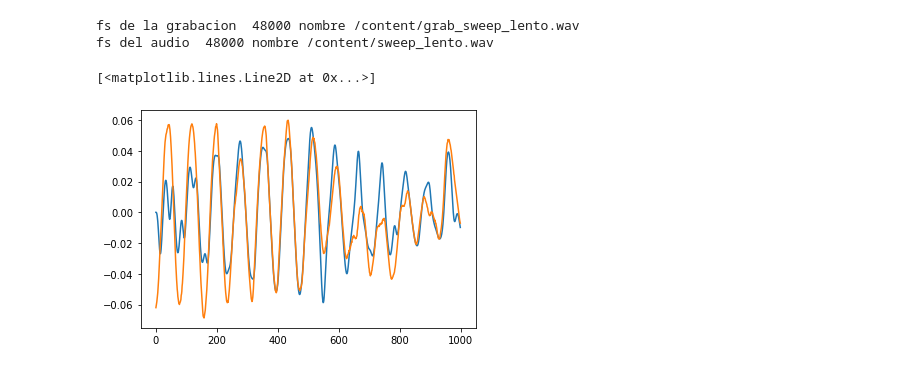
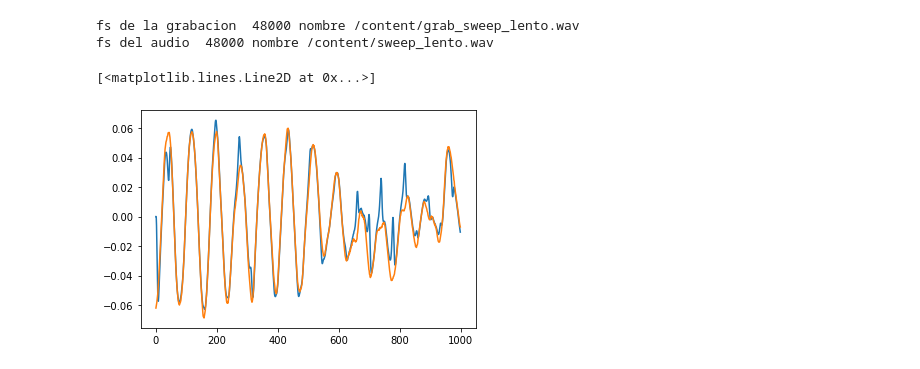
Before and after one commit to jmestanza/Echo_cancellation, a Jupyter notebook: NLMS.ipynb, the cells around one changed output. Cells and saved outputs as stored; diff of their text form; code cells hidden in the pictures.

```diff
--- a/NLMS.ipynb
+++ b/NLMS.ipynb
@@ -192,36 +192,39 @@ def normalize(datos):
 
 def NLMS(M, mu, delta, u, d):
     w = np.zeros((M,len(u)))
     e = np.zeros(len(u))
     u_star = np.zeros(M-1)
     uaux = np.concatenate((u_star, u), axis=None)
     y = np.zeros(len(u))
+    energias_u = []
+
     for i in range(0,len(u)):
         if i == 0:
             e[0] = d[0]
             y[0] = 0
             w[:,i]=np.zeros(M)
         else:
             y[i] = np.dot(w[:,i-1].conj().transpose(),uaux[i:i+M])
             e[i] = d[i]-y[i]
-            nu = mu/(np.dot(u,u) + delta)
+            energias_u.append(np.dot(uaux[i:i+M],uaux[i:i+M]))
+            nu = mu/(np.dot(uaux[i:i+M],uaux[i:i+M]) + delta)
             w[:,i] = w[:,i-1] + nu *  uaux[i:i+M] * (e[i].conj())
-    return w, np.power(e,2)/len(e), y
+    return w, np.power(e,2)/len(e), y, np.array(energias_u)
 
 
 auxuz = uZ[len(uZ)//2:len(uZ)//2+1000]
 auxdz = dZ[len(dZ)//2:len(dZ)//2+1000]
 
-mu = 10
-delta = 0.01
+mu = 1
+delta = 1
 its = 10
 M = 10
 
-w, J, y = NLMS(M, mu, delta, np.flip(auxuz), np.flip(auxdz))
+w, J, y, energias_u= NLMS(M, mu, delta, np.flip(auxuz), np.flip(auxdz))
 
 
 plt.plot(y)
 plt.plot(np.flip(auxdz))
 # %% [output]
 [<matplotlib.lines.Line2D at 0x...>]
-[figure, old version]
+[figure, new version]
```
Also changed, not shown: parts of 2 cells of this notebook.
